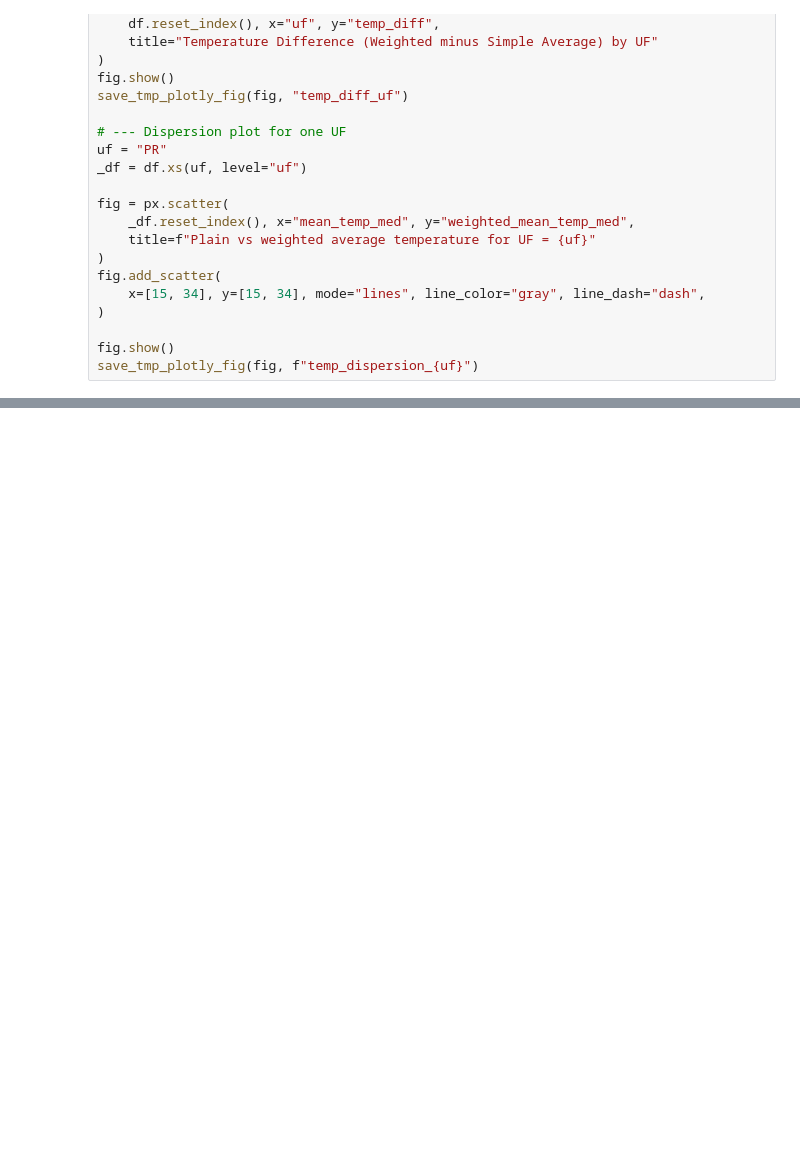
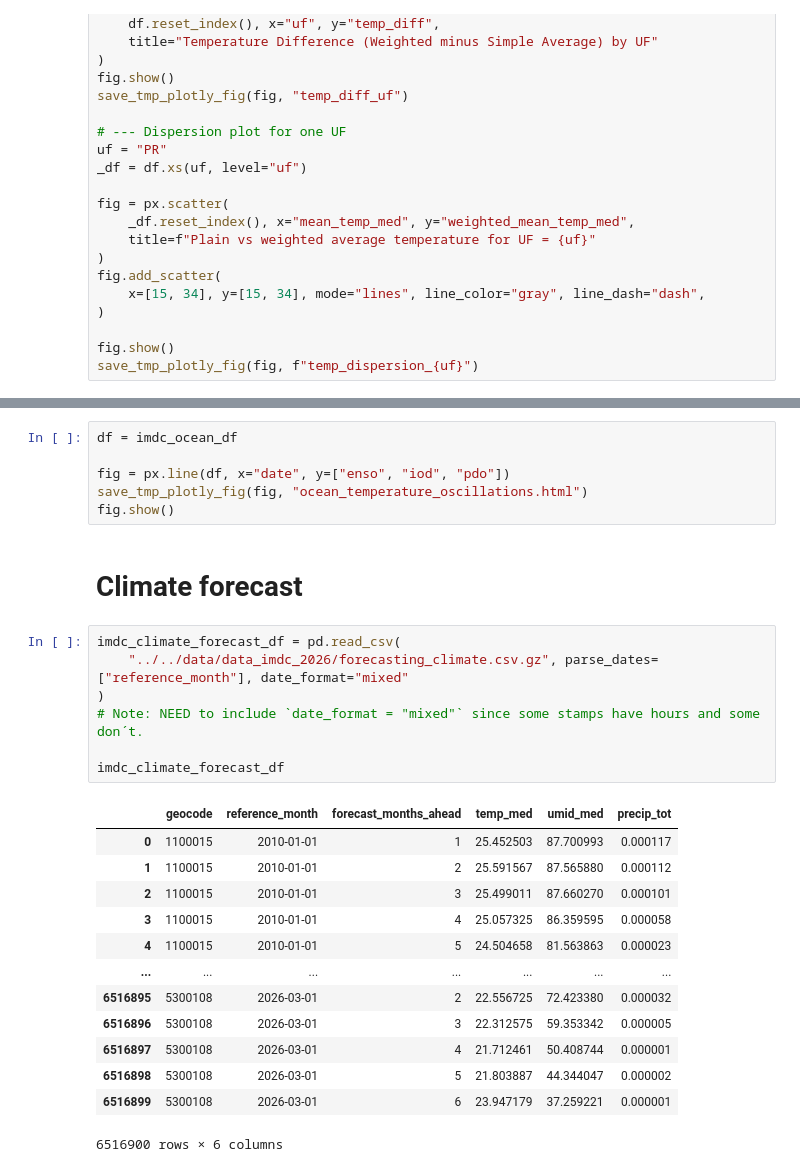
Before and after one commit to InfraMIND-models/3rd_imdc_ifgw_inframind-proteus, a Jupyter notebook: src/prototypes/explore_mosqlimate_data.ipynb, the cells around one changed output, grey strips where cells are left out. Cells and saved outputs as stored; diff of their text form; blank space fills up the shorter version.

```diff
--- a/src/prototypes/explore_mosqlimate_data.ipynb
+++ b/src/prototypes/explore_mosqlimate_data.ipynb
@@ -155,0 +248,29 @@ save_tmp_plotly_fig(fig, f"temp_dispersion_{uf}")
+# %%
+df = imdc_ocean_df
+
+fig = px.line(df, x="date", y=["enso", "iod", "pdo"])
+save_tmp_plotly_fig(fig, "ocean_temperature_oscillations.html")
+fig.show()
+# %% [markdown]
+# Climate forecast
+# %%
+imdc_climate_forecast_df = pd.read_csv(
+    "../../data/data_imdc_2026/forecasting_climate.csv.gz", parse_dates=["reference_month"], date_format="mixed"
+)
+# Note: NEED to include `date_format = "mixed"` since some stamps have hours and some don´t.
+
+imdc_climate_forecast_df
+# %% [output]
+|  | geocode | reference_month | forecast_months_ahead | temp_med | umid_med | precip_tot |
+| 0 | 1100015 | 2010-01-01 | 1 | 25.452503 | 87.700993 | 0.000117 |
+| 1 | 1100015 | 2010-01-01 | 2 | 25.591567 | 87.565880 | 0.000112 |
+| 2 | 1100015 | 2010-01-01 | 3 | 25.499011 | 87.660270 | 0.000101 |
+| 3 | 1100015 | 2010-01-01 | 4 | 25.057325 | 86.359595 | 0.000058 |
+| 4 | 1100015 | 2010-01-01 | 5 | 24.504658 | 81.563863 | 0.000023 |
+| ... | ... | ... | ... | ... | ... | ... |
+| 6516895 | 5300108 | 2026-03-01 | 2 | 22.556725 | 72.423380 | 0.000032 |
+| 6516896 | 5300108 | 2026-03-01 | 3 | 22.312575 | 59.353342 | 0.000005 |
+| 6516897 | 5300108 | 2026-03-01 | 4 | 21.712461 | 50.408744 | 0.000001 |
+| 6516898 | 5300108 | 2026-03-01 | 5 | 21.803887 | 44.344047 | 0.000002 |
+| 6516899 | 5300108 | 2026-03-01 | 6 | 23.947179 | 37.259221 | 0.000001 |
+6516900 rows × 6 columns
```
Also changed, not shown: parts of 8 cells of this notebook, 2 other files.
